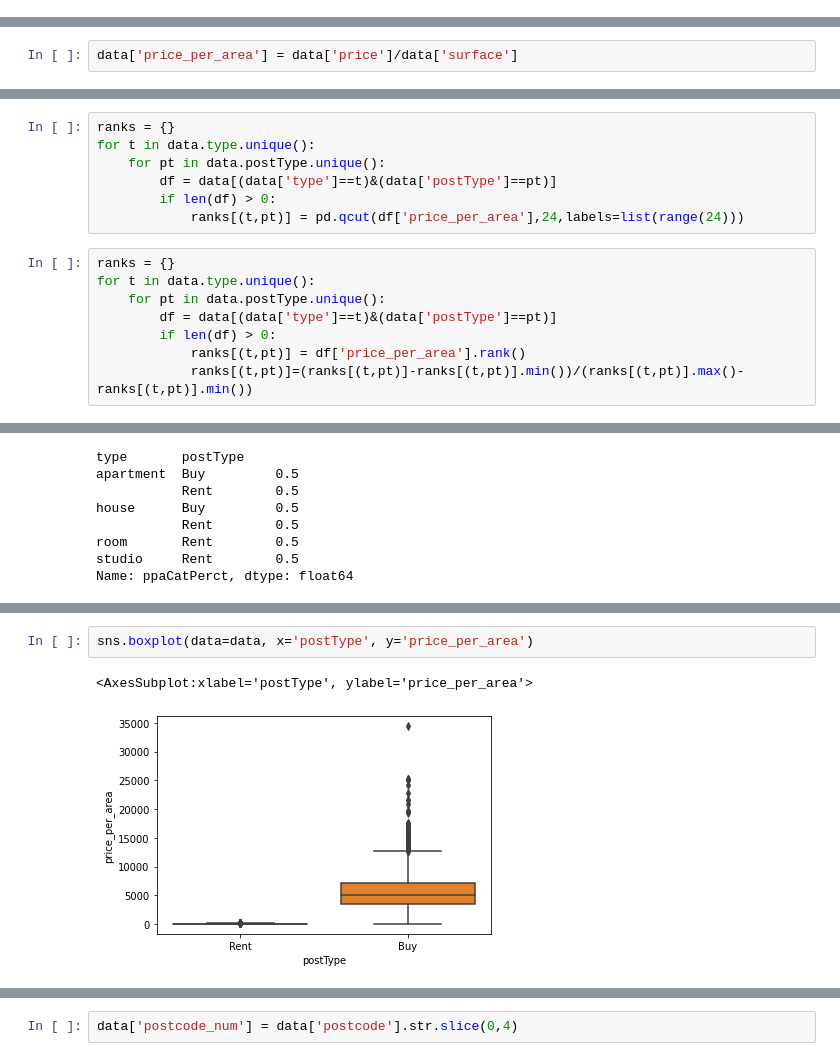
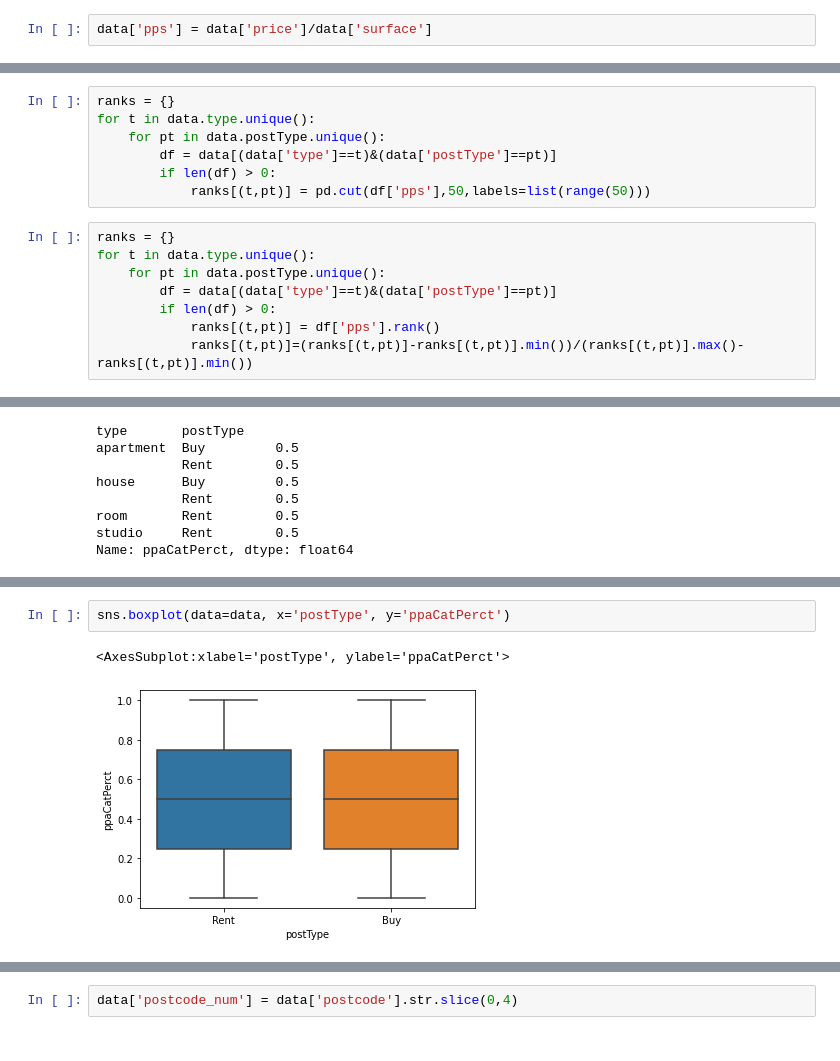
Before and after one commit to maufonsecasdfg/amsterdam_rent, a Jupyter notebook: prepare_data.ipynb, the cells around one changed output, grey strips where cells are left out. Cells and saved outputs as stored; diff of their text form.

```diff
--- a/prepare_data.ipynb
+++ b/prepare_data.ipynb
@@ -308 +299,3 @@ sns.scatterplot(data=data,x='rooms',y='price')
+# %%
+data['pps'] = data['price']/data['surface']
 # %%
@@ -318,8 +311,6 @@ sns.scatterplot(data=data,x='surface',y='price')
 # %%
 data['longcat'] = pd.cut(data['longitude'],50,labels=list(range(50))).astype('int')
 data['latcat'] = pd.cut(data['latitude'],50,labels=list(range(50))).astype('int')
-# %%
-data['price_per_area'] = data['price']/data['surface']
 # %%
 data['ppaCatPerct'] = None
 # %%
@@ -344,14 +335,14 @@ for t in data.type.unique():
     for pt in data.postType.unique():
         df = data[(data['type']==t)&(data['postType']==pt)]
         if len(df) > 0:
-            ranks[(t,pt)] = pd.qcut(df['price_per_area'],24,labels=list(range(24)))
+            ranks[(t,pt)] = pd.cut(df['pps'],50,labels=list(range(50)))
 # %%
 ranks = {}
 for t in data.type.unique():
     for pt in data.postType.unique():
         df = data[(data['type']==t)&(data['postType']==pt)]
         if len(df) > 0:
-            ranks[(t,pt)] = df['price_per_area'].rank()
+            ranks[(t,pt)] = df['pps'].rank()
             ranks[(t,pt)]=(ranks[(t,pt)]-ranks[(t,pt)].min())/(ranks[(t,pt)].max()-ranks[(t,pt)].min())
 # %%
 for k in ranks:
@@ -380,5 +376,5 @@ data.groupby(['latcat','longcat'])['ppaCatPerct'].count().reset_index().dropna()
 # %%
-sns.boxplot(data=data, x='postType', y='price_per_area')
+sns.boxplot(data=data, x='postType', y='ppaCatPerct')
 # %% [output]
-<AxesSubplot:xlabel='postType', ylabel='price_per_area'>
+<AxesSubplot:xlabel='postType', ylabel='ppaCatPerct'>
-[figure, old version]
+[figure, new version]
```
Also changed, not shown: parts of 43 cells of this notebook, 4 other files.
